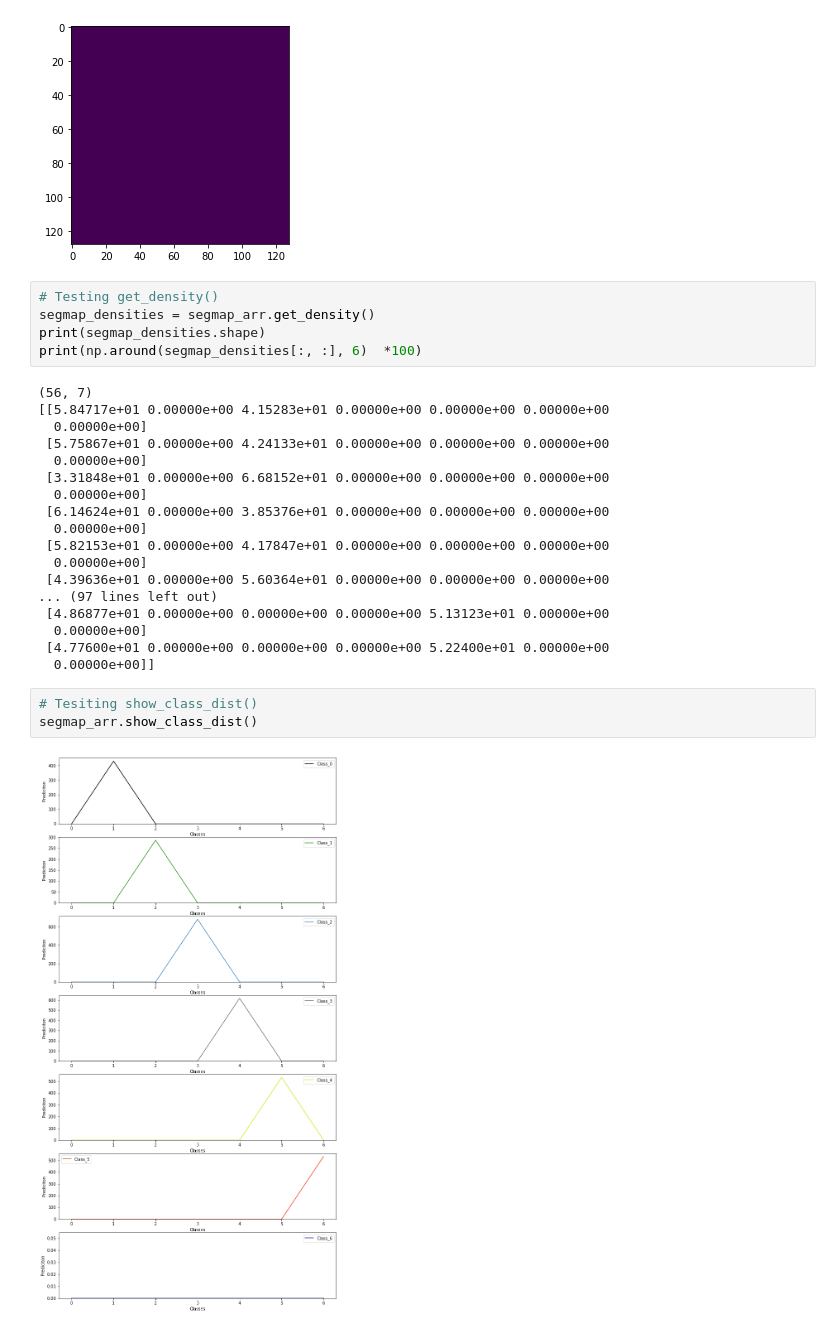
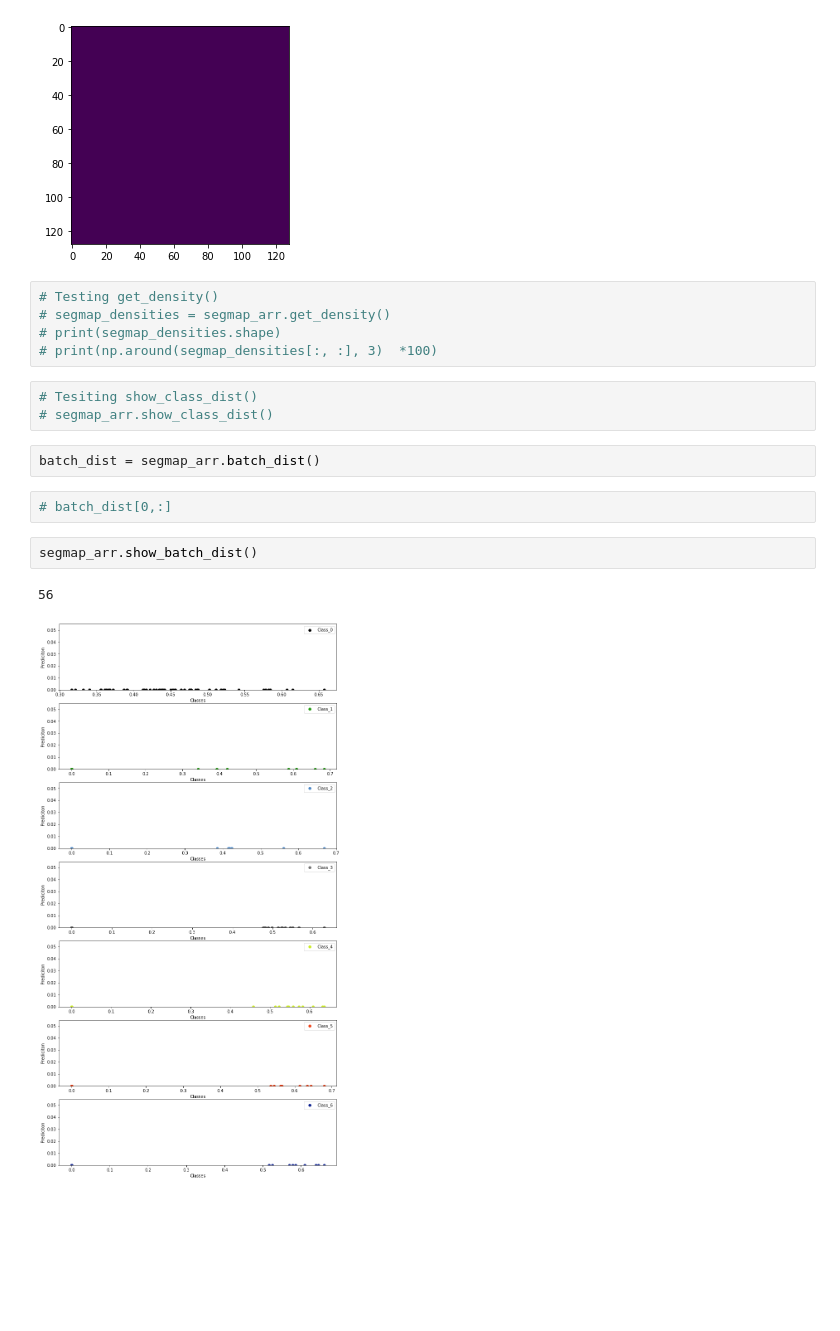
Before and after one commit to josephsv96/Gaussian_2D, a Jupyter notebook: testing.ipynb, the cells around one changed output. Drawn from its saved outputs; the diff is of its cells as text; blank space fills up the shorter version.

Commit message:
batch_dist

```diff
--- a/testing.ipynb
+++ b/testing.ipynb
@@ -32,29 +32,18 @@ plt.imshow(segmap_arr_cat[1,:,:,6])
 [figure]
 # %%
 # Testing get_density()
-segmap_densities = segmap_arr.get_density()
-print(segmap_densities.shape)
-print(np.around(segmap_densities[:, :], 6)  *100)
+# segmap_densities = segmap_arr.get_density()
+# print(segmap_densities.shape)
+# print(np.around(segmap_densities[:, :], 3)  *100)
-# %% [output]
-(56, 7)
-[[5.84717e+01 0.00000e+00 4.15283e+01 0.00000e+00 0.00000e+00 0.00000e+00
-  0.00000e+00]
- [5.75867e+01 0.00000e+00 4.24133e+01 0.00000e+00 0.00000e+00 0.00000e+00
-  0.00000e+00]
- [3.31848e+01 0.00000e+00 6.68152e+01 0.00000e+00 0.00000e+00 0.00000e+00
-  0.00000e+00]
- [6.14624e+01 0.00000e+00 3.85376e+01 0.00000e+00 0.00000e+00 0.00000e+00
-  0.00000e+00]
- [5.82153e+01 0.00000e+00 4.17847e+01 0.00000e+00 0.00000e+00 0.00000e+00
-  0.00000e+00]
- [4.39636e+01 0.00000e+00 5.60364e+01 0.00000e+00 0.00000e+00 0.00000e+00
-... (97 lines left out)
- [4.86877e+01 0.00000e+00 0.00000e+00 0.00000e+00 5.13123e+01 0.00000e+00
-  0.00000e+00]
- [4.77600e+01 0.00000e+00 0.00000e+00 0.00000e+00 5.22400e+01 0.00000e+00
-  0.00000e+00]]
 # %%
 # Tesiting show_class_dist()
-segmap_arr.show_class_dist()
+# segmap_arr.show_class_dist()
-# %% [output]
-[figure, removed]
+# %%
+batch_dist = segmap_arr.batch_dist()
+# %%
+# batch_dist[0,:]
+# %%
+segmap_arr.show_batch_dist()
+# %% [output]
+56
+[figure, added]
```
Also changed, not shown: 1 other file.
